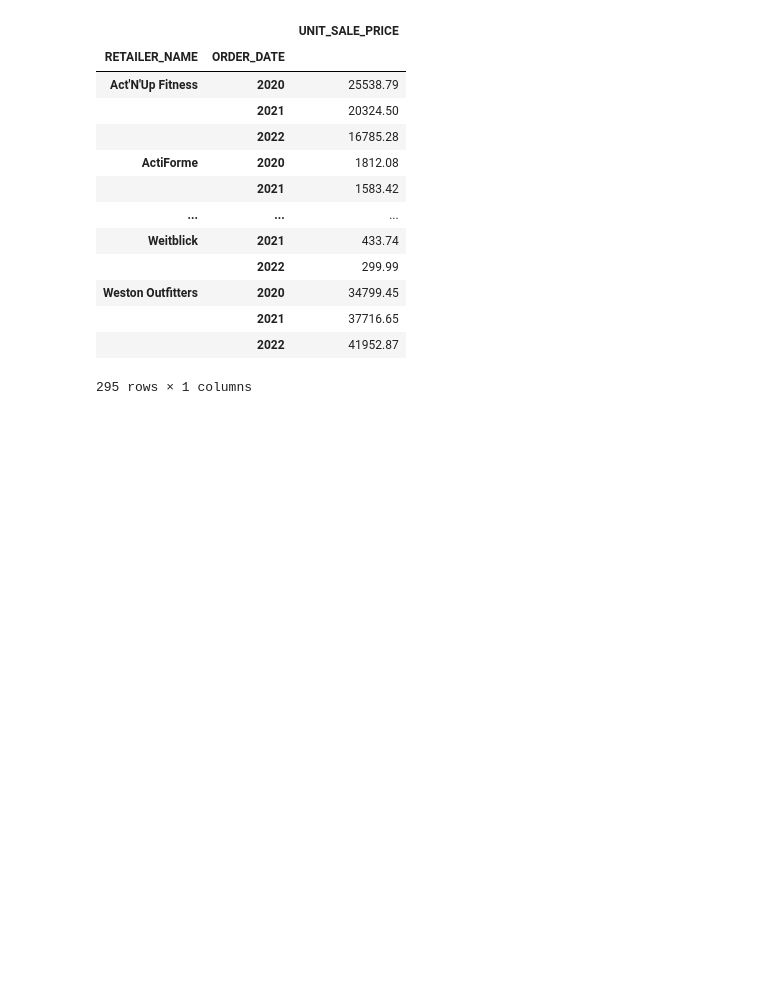
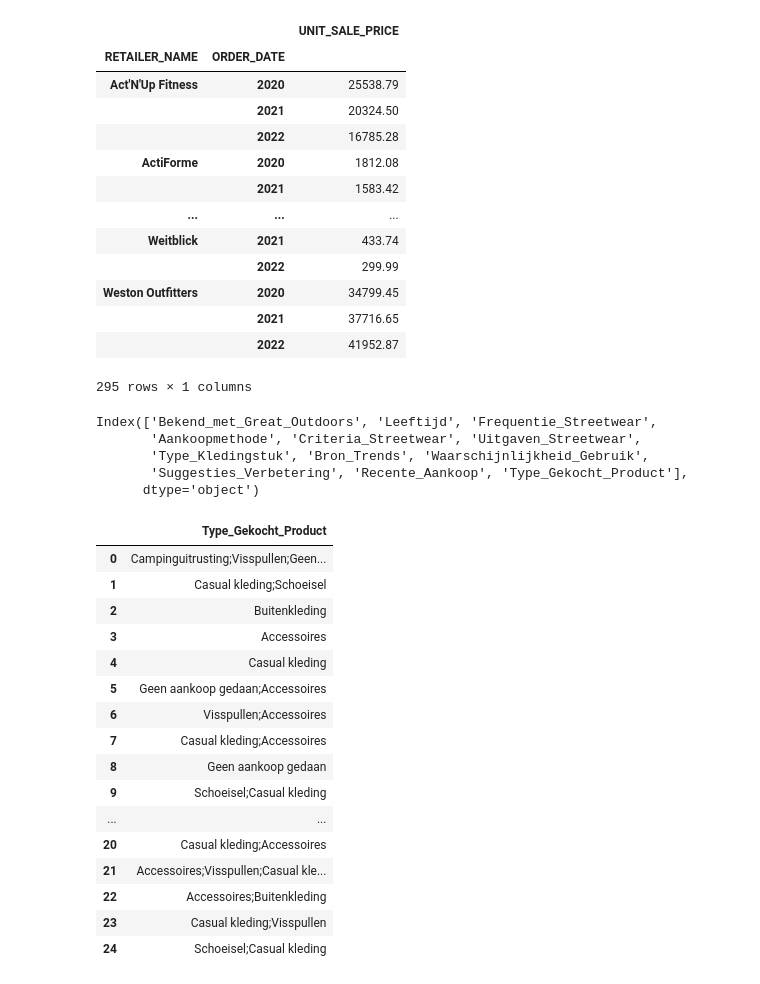
Before and after one commit to DKnightAnon/DEDS_repository, a Jupyter notebook: Week 11/Datamine.ipynb, the cells around one changed output. Drawn from its saved outputs; the diff is of its cells as text; code cells hidden in the pictures; blank space fills up the shorter version.

```diff
--- a/Week 11/Datamine.ipynb
+++ b/Week 11/Datamine.ipynb
@@ -545,3 +545,43 @@ with pd.option_context('display.max_rows', 25,
 |  | 2021 | 37716.65 |
 |  | 2022 | 41952.87 |
 295 rows × 1 columns
+# %%
+df = pd.read_csv("Enquete.csv")
+df = df.convert_dtypes()
+
+print(df.columns)
+# print(df.dtypes)
+
+kolom = "Type_Gekocht_Product"
+
+df1 = df.loc[:,[kolom]]
+
+df1[kolom] = df1[kolom].apply(lambda x : x.replace(", ",";"))
+
+df1.to_csv("Enquete resultaat", index=False)
+
+
+display(df1)
+# %% [output]
+Index(['Bekend_met_Great_Outdoors', 'Leeftijd', 'Frequentie_Streetwear',
+       'Aankoopmethode', 'Criteria_Streetwear', 'Uitgaven_Streetwear',
+       'Type_Kledingstuk', 'Bron_Trends', 'Waarschijnlijkheid_Gebruik',
+       'Suggesties_Verbetering', 'Recente_Aankoop', 'Type_Gekocht_Product'],
+      dtype='object')
+|  | Type_Gekocht_Product |
+| 0 | Campinguitrusting;Visspullen;Geen... |
+| 1 | Casual kleding;Schoeisel |
+| 2 | Buitenkleding |
+| 3 | Accessoires |
+| 4 | Casual kleding |
+| 5 | Geen aankoop gedaan;Accessoires |
+| 6 | Visspullen;Accessoires |
+| 7 | Casual kleding;Accessoires |
+| 8 | Geen aankoop gedaan |
+| 9 | Schoeisel;Casual kleding |
+| ... | ... |
+| 20 | Casual kleding;Accessoires |
+| 21 | Accessoires;Visspullen;Casual kle... |
+| 22 | Accessoires;Buitenkleding |
+| 23 | Casual kleding;Visspullen |
+| 24 | Schoeisel;Casual kleding |
```
Also changed, not shown: 2 other files.
